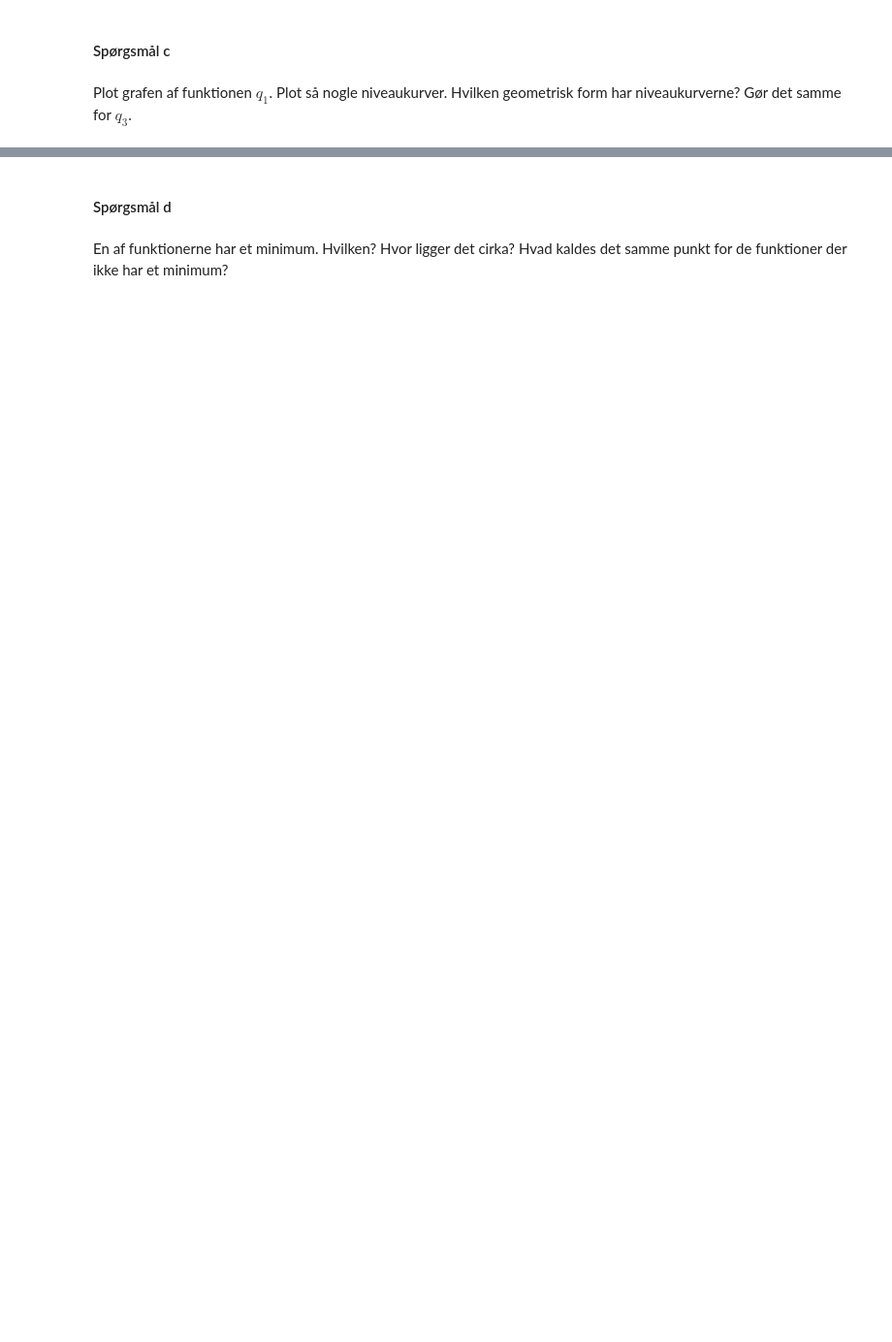
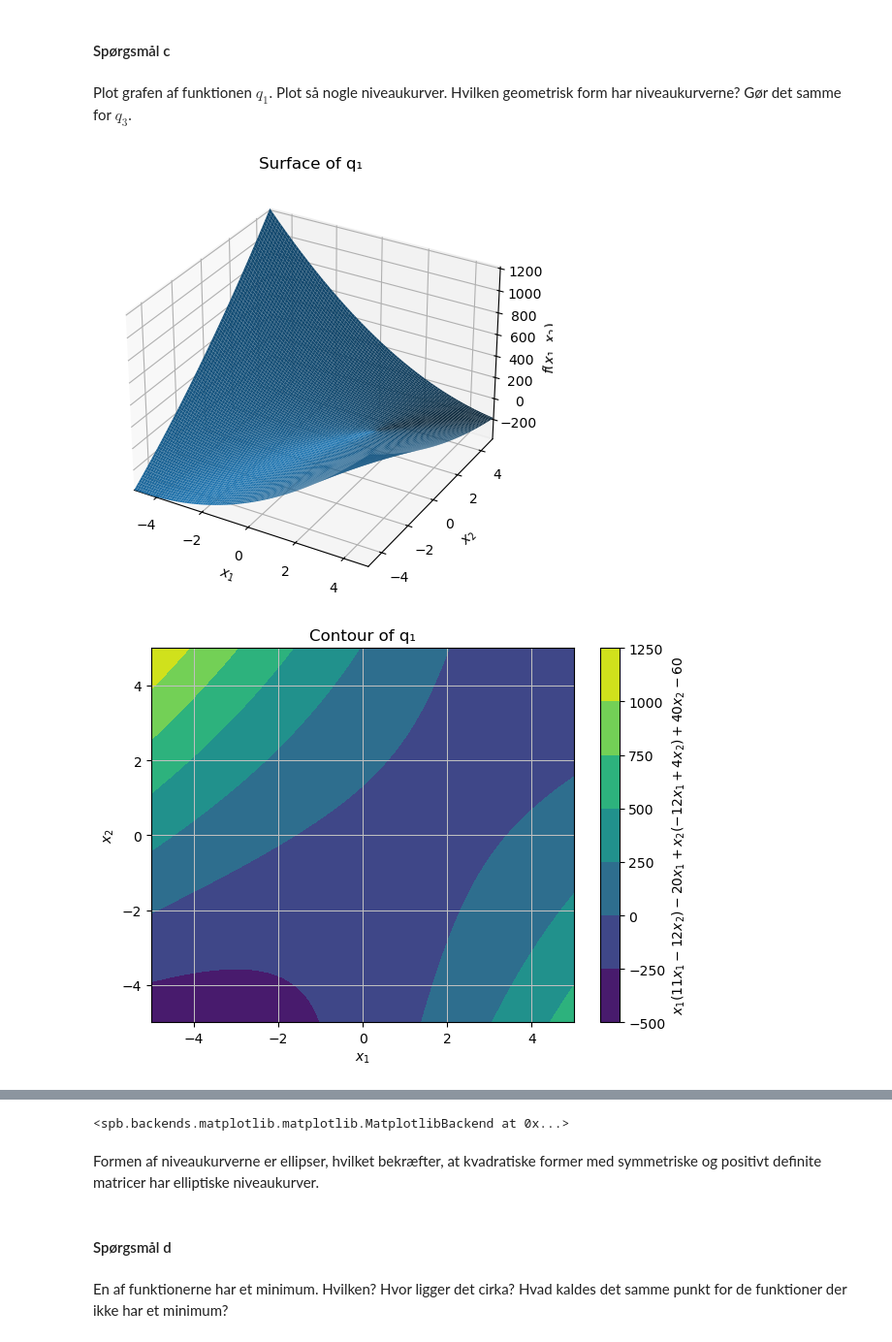
Before and after one commit to Chrisser1/01002-Mathematics-1b, a Jupyter notebook: week1/inclass_week01.ipynb, the cells around one changed output, grey strips where cells are left out. Shown at 97% size. Saved outputs shown, nothing was run; the diff lists cells and outputs as text; code cells hidden in the pictures; blank space fills up the shorter version.

```diff
--- a/week1/inclass_week01.ipynb
+++ b/week1/inclass_week01.ipynb
@@ -329,3 +556,11 @@ Er den kvadratiske matrix $A$ i en kvadratisk form (som fx $\pmb{x}^T A \pmb{x}$
 #### Spørgsmål c
 # %% [markdown]
 Plot grafen af funktionen $q_1$. Plot så nogle niveaukurver. Hvilken geometrisk form har niveaukurverne? Gør det samme for $q_3$.
+# %%
+dtuplot.plot3d(q1, (x1, -5, 5), (x2, -5, 5), title="Surface of q₁")
+dtuplot.plot_contour(q1, (x1, -5, 5), (x2, -5, 5), title="Contour of q₁")
+dtuplot.plot3d(q3, (x1, -5, 5), (x2, -5, 5), title="Surface of q₁")
+dtuplot.plot_contour(q3, (x1, -5, 5), (x2, -5, 5), title="Contour of q₁")
+# %% [output]
+[figure, added]
+[figure, added]
@@ -332,3 +569,6 @@ Plot grafen af funktionen $q_1$. Plot så nogle niveaukurver. Hvilken geometrisk
+<spb.backends.matplotlib.matplotlib.MatplotlibBackend at 0x...>
+# %% [markdown]
+Formen af niveaukurverne er ellipser, hvilket bekræfter, at kvadratiske former med symmetriske og positivt definite matricer har elliptiske niveaukurver.
 # %% [markdown]
 #### Spørgsmål d
 # %% [markdown]
```
Also changed, not shown: parts of 29 cells of this notebook, 8 other files.
